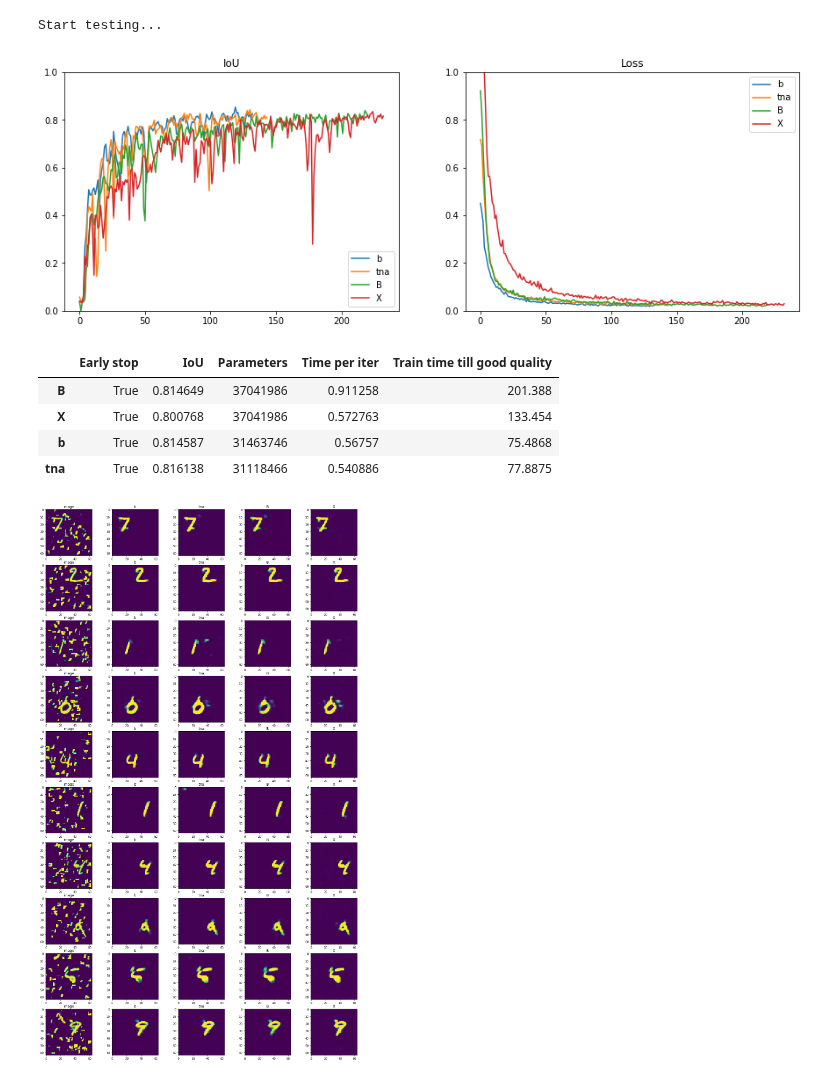
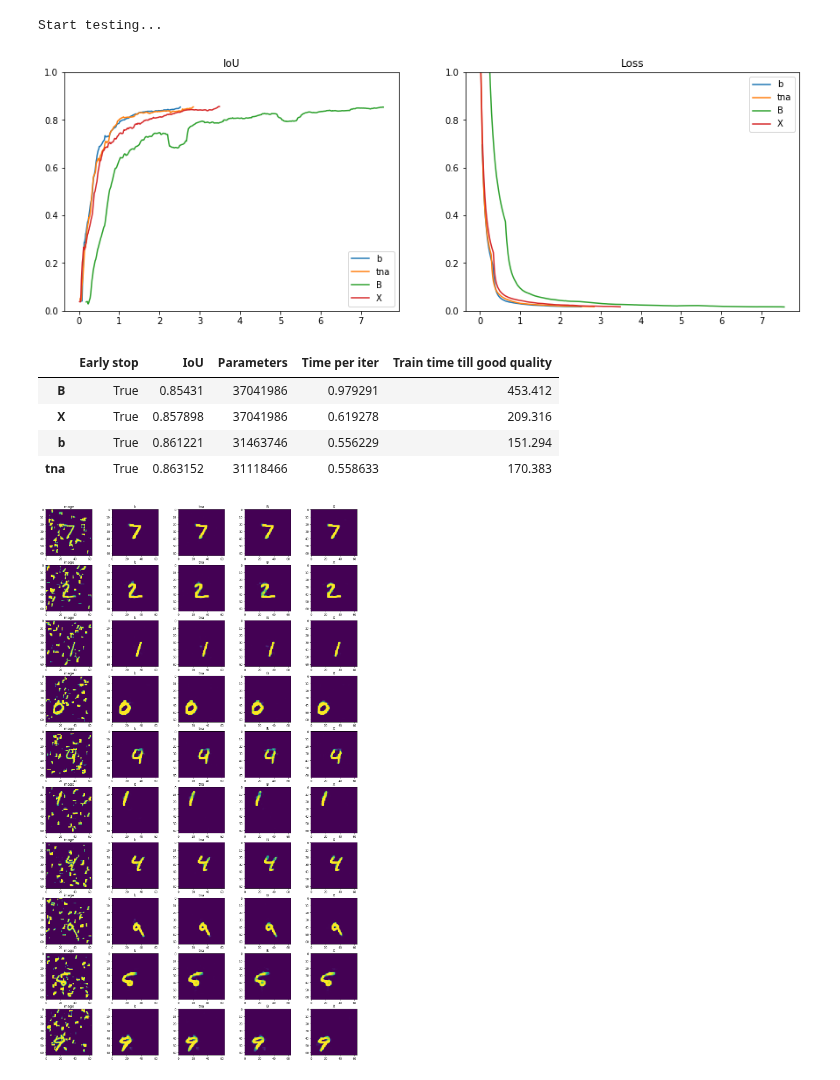
Before and after one commit to analysiscenter/az_training, a Jupyter notebook: alexey_kozhevin/task_06/upsample_methods.ipynb, the cells around one changed output. Drawn from its saved outputs; the diff is of its cells as text; code cells hidden in the pictures.

Commit message:
level 0.85

```diff
--- a/alexey_kozhevin/task_06/upsample_methods.ipynb
+++ b/alexey_kozhevin/task_06/upsample_methods.ipynb
@@ -66,12 +66,17 @@ def binary_iou(masks, predictions, data_format='channels_last'):
     union = np.sum(np.logical_or((predictions > 0.5), masks), axis=(1, 2))
     return np.mean(intersection / union)
 
+def mse(masks, predictions, data_format='channels_last'):
+    ind = np.index_exp[:, :, :, 1] if data_format == 'channels_last' else np.index_exp[:, 1, :, :]
+    predictions = predictions[ind]
+    return np.mean(np.sum((masks - predictions) ** 2, axis=(1, 2)))
+
 def demonstrate_model(model, layout, max_iter=100, batch_size=16):
 
     config={'body/upsample': {'layout': layout, 'factor': 2}}
 
     model_stat = dict()
-    stop_level = 0.8
+    stop_level = 0.85
     window = 20
 
     print('Create pipelines...')
@@ -111,7 +116,7 @@ def demonstrate_model(model, layout, max_iter=100, batch_size=16):
     ppl_test = test_template << mnistset.test
 
     train_time = []
-    iou = []
+    mse = []
     early_stop = False
 
     for i in tqdm(range(max_iter)):
@@ -123,9 +128,9 @@ def demonstrate_model(model, layout, max_iter=100, batch_size=16):
         ppl_test.next_batch(50, n_epochs=None, shuffle=True)
         masks = ppl_test.get_variable('masks')
         predictions = ppl_test.get_variable('predictions')
-        iou.append(binary_iou(masks, predictions))
+        mse.append(mse(masks, predictions))
 
-        if np.mean(np.array(iou)[-window:] > stop_level) > 0.8:
+        if np.mean(np.array(mse)[-window:] > stop_level) > 0.8:
             early_stop = True
             break
 
@@ -135,7 +140,7 @@ def demonstrate_model(model, layout, max_iter=100, batch_size=16):
 
     model_stat['loss_history'] = ppl_train.get_variable('loss')
     model_stat['time'] = train_time
-    model_stat['iou_history'] = iou
+    model_stat['mse_history'] = mse
     model_stat['iters'] = i
     model_stat['ppl'] = ppl_train
     model_stat['early_stop'] = early_stop
@@ -234,21 +239,22 @@ for layout in layouts:
 # %%
 plt.figure(figsize=(15, 5))
 for layout in layouts:
     plt.subplot(1, 2, 1)
-    x = stat[layout]['iou_history']
-    plt.plot(x, label=layout)
+    x = np.cumsum(stat[layout]['time']) / 60
+    y = stat[layout]['iou_history']
+    plt.plot(x, smooth(y), label=layout)
     plt.ylim((0, 1))
     plt.legend()
     plt.title('IoU')
     plt.subplot(1, 2, 2)
-    x = stat[layout]['loss_history']
-    plt.plot(x, label=layout)
+    y = stat[layout]['loss_history']
+    plt.plot(x, smooth(y), label=layout)
     plt.ylim((0, 1))
     plt.legend()
     plt.title('Loss')
 plt.show()
 # %% [output]
-[figure, old version]
+[figure, new version]
 # %%
 import pandas as pd
 
@@ -269,10 +275,10 @@ def stat_table(stat):
 stat_table(stat)
 # %% [output]
 |  | Early stop | IoU | Parameters | Time per iter | Train time till good quality |
-| B | True | 0.814649 | 37041986 | 0.911258 | 201.388 |
-| X | True | 0.800768 | 37041986 | 0.572763 | 133.454 |
-| b | True | 0.814587 | 31463746 | 0.56757 | 75.4868 |
-| tna | True | 0.816138 | 31118466 | 0.540886 | 77.8875 |
+| B | True | 0.85431 | 37041986 | 0.979291 | 453.412 |
+| X | True | 0.857898 | 37041986 | 0.619278 | 209.316 |
+| b | True | 0.861221 | 31463746 | 0.556229 | 151.294 |
+| tna | True | 0.863152 | 31118466 | 0.558633 | 170.383 |
 # %%
 n_examples = 10
 plt.figure(figsize=(20,35))
@@ -287,4 +293,4 @@ for i in range(n_examples):
         plt.title(layout)
 plt.show()
 # %% [output]
-[figure, old version]
+[figure, new version]
```
Also changed, not shown: parts of 3 cells of this notebook.
